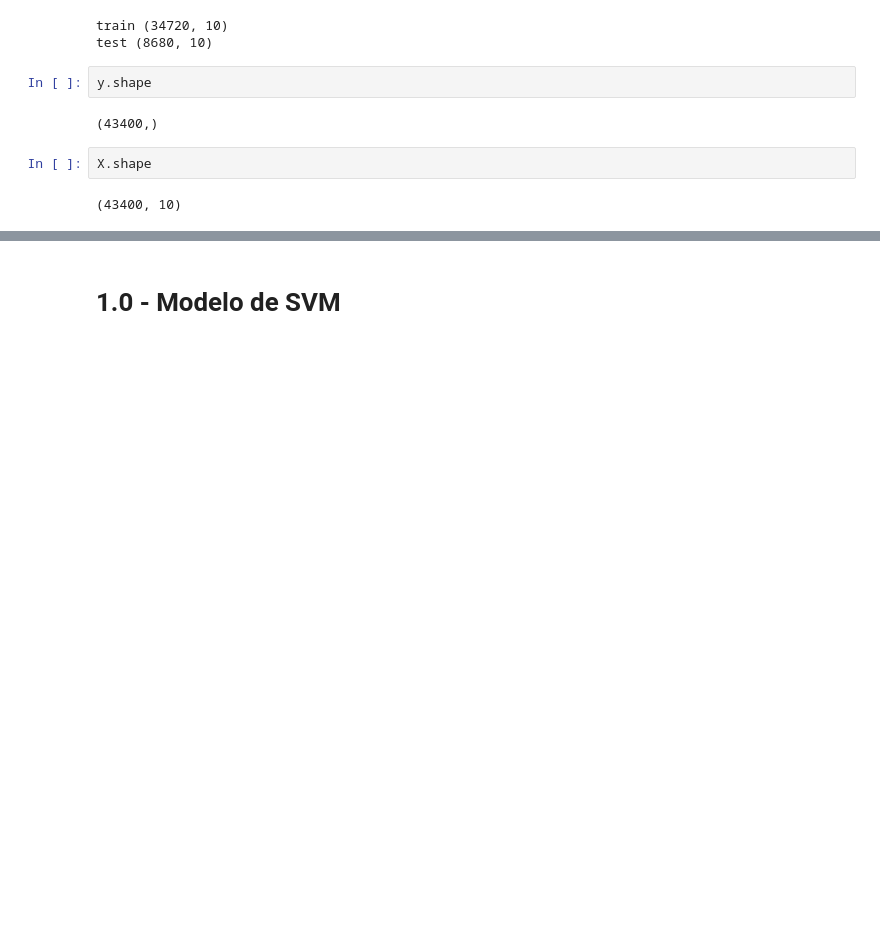
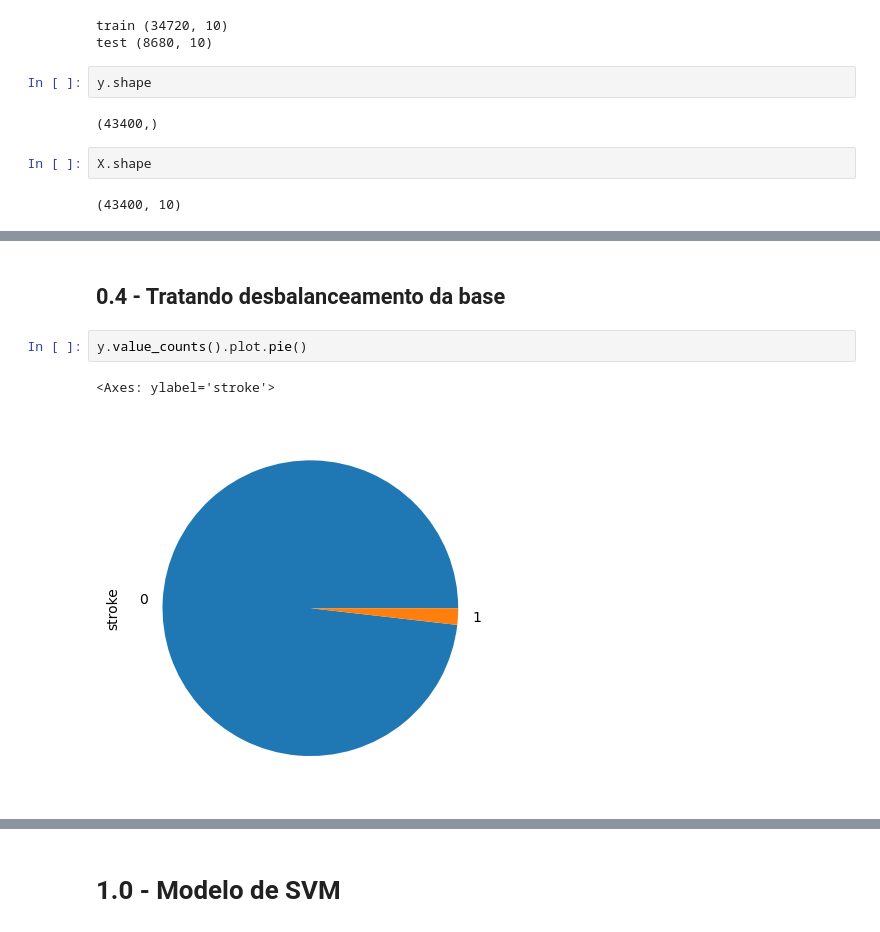
Before and after one commit to Jdss026/stroke-classifier, a Jupyter notebook: notebooks/ml.ipynb, the cells around one changed output, grey strips where cells are left out. Drawn from its saved outputs; the diff is of its cells as text; blank space fills up the shorter version.

```diff
--- a/notebooks/ml.ipynb
+++ b/notebooks/ml.ipynb
@@ -122,0 +129,7 @@ X.shape
+# %% [markdown]
+## 0.4 - Tratando desbalanceamento da base
+# %%
+y.value_counts().plot.pie()
+# %% [output]
+<Axes: ylabel='stroke'>
+[figure, added]
```
Also changed, not shown: parts of 22 cells of this notebook.
